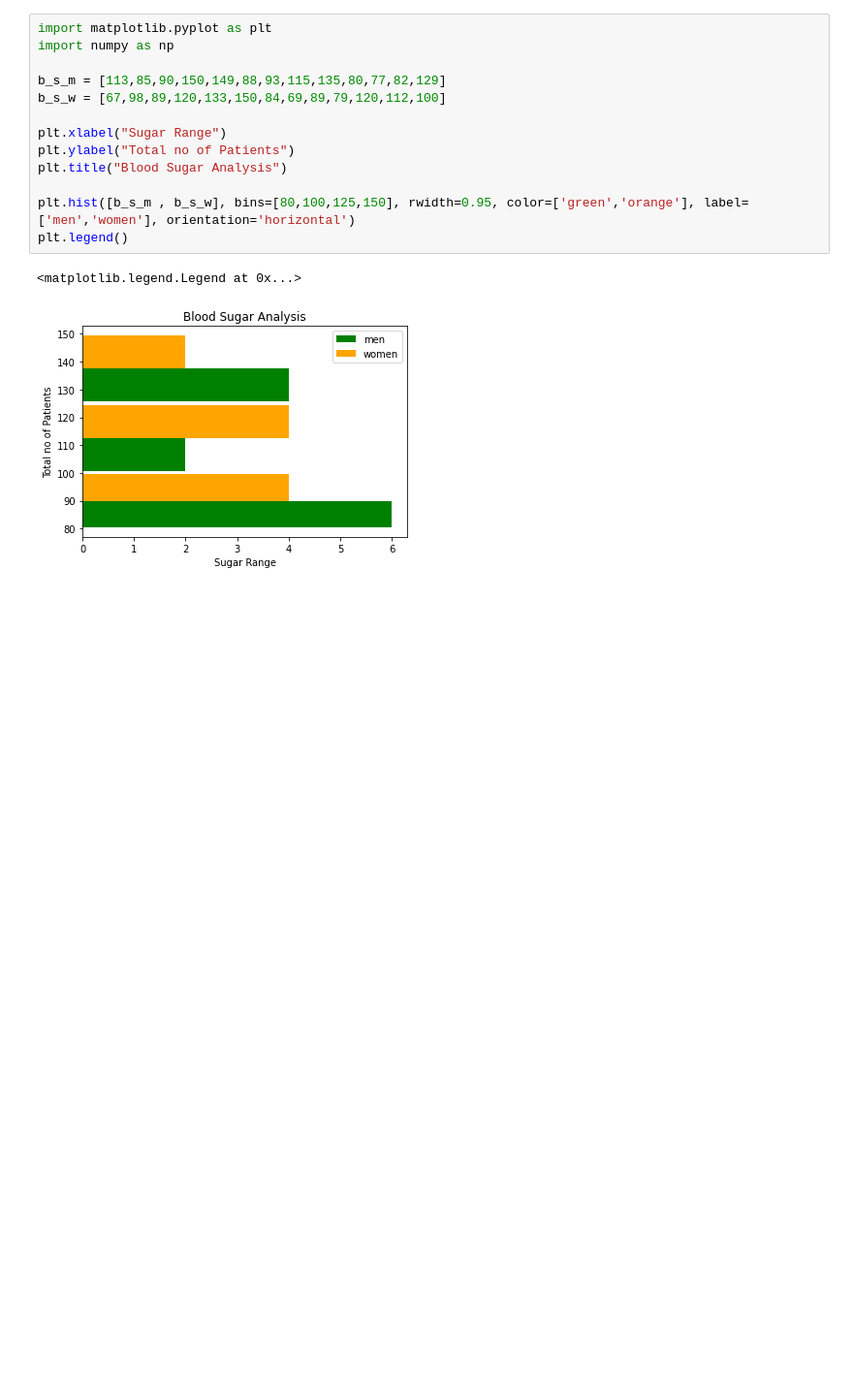
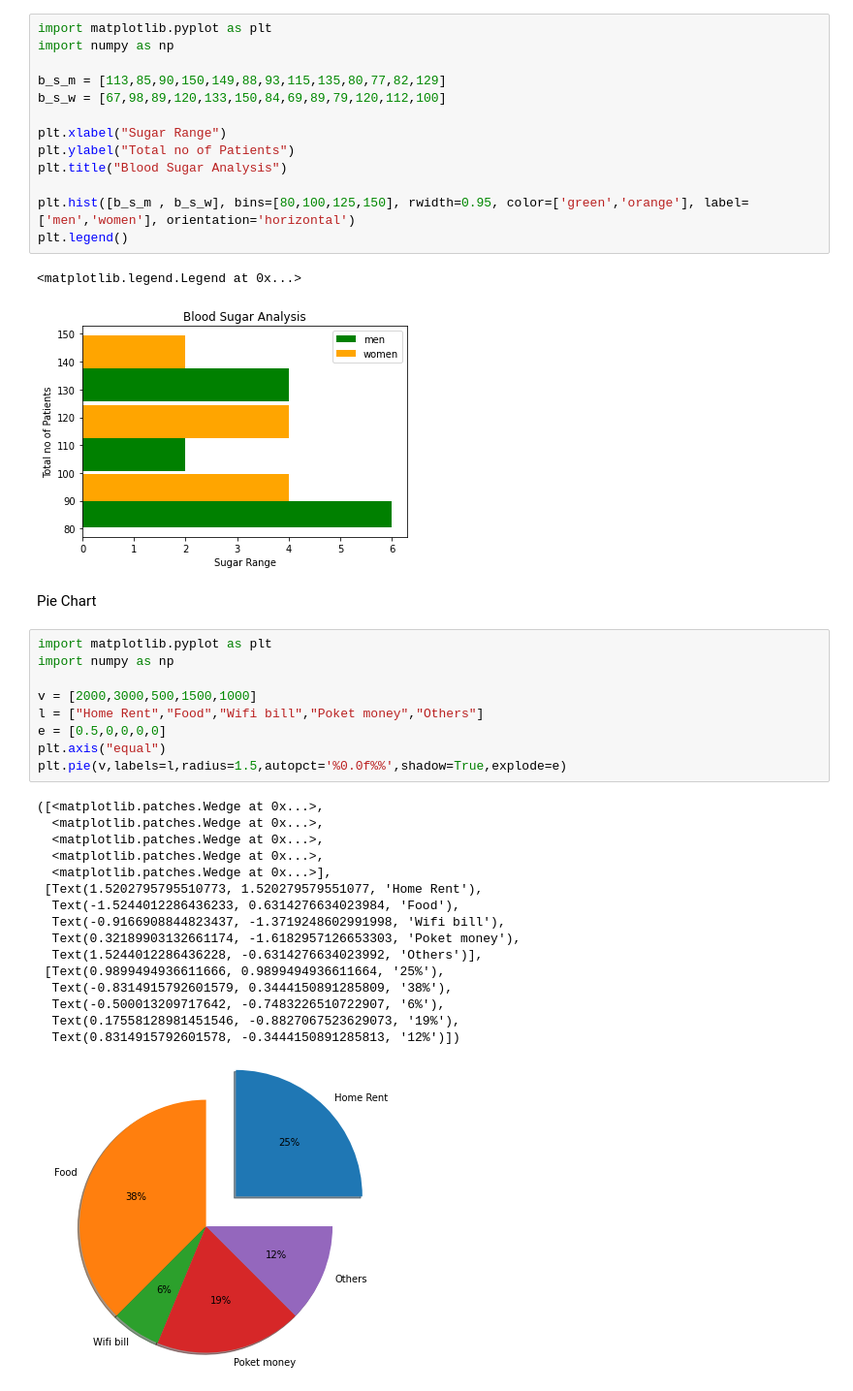
Before and after one commit to Void-Brain70/Matplotlib, a Jupyter notebook: Matplotlib.ipynb, the cells around one changed output. Shown at 97% size. Drawn from its saved outputs; the diff is of its cells as text; blank space fills up the shorter version.

```diff
--- a/Matplotlib.ipynb
+++ b/Matplotlib.ipynb
@@ -129,3 +129,31 @@ plt.legend()
 # %% [output]
 <matplotlib.legend.Legend at 0x...>
 [figure]
+# %% [markdown]
+Pie Chart
+# %%
+import matplotlib.pyplot as plt
+import numpy as np
+
+v = [2000,3000,500,1500,1000]
+l = ["Home Rent","Food","Wifi bill","Poket money","Others"]
+e = [0.5,0,0,0,0]
+plt.axis("equal")
+plt.pie(v,labels=l,radius=1.5,autopct='%0.0f%%',shadow=True,explode=e)
+# %% [output]
+([<matplotlib.patches.Wedge at 0x...>,
+  <matplotlib.patches.Wedge at 0x...>,
+  <matplotlib.patches.Wedge at 0x...>,
+  <matplotlib.patches.Wedge at 0x...>,
+  <matplotlib.patches.Wedge at 0x...>],
+ [Text(1.5202795795510773, 1.520279579551077, 'Home Rent'),
+  Text(-1.5244012286436233, 0.6314276634023984, 'Food'),
+  Text(-0.9166908844823437, -1.3719248602991998, 'Wifi bill'),
+  Text(0.32189903132661174, -1.6182957126653303, 'Poket money'),
+  Text(1.5244012286436228, -0.6314276634023992, 'Others')],
+ [Text(0.9899494936611666, 0.9899494936611664, '25%'),
+  Text(-0.8314915792601579, 0.3444150891285809, '38%'),
+  Text(-0.500013209717642, -0.7483226510722907, '6%'),
+  Text(0.17558128981451546, -0.8827067523629073, '19%'),
+  Text(0.8314915792601578, -0.3444150891285813, '12%')])
+[figure, added]
```
